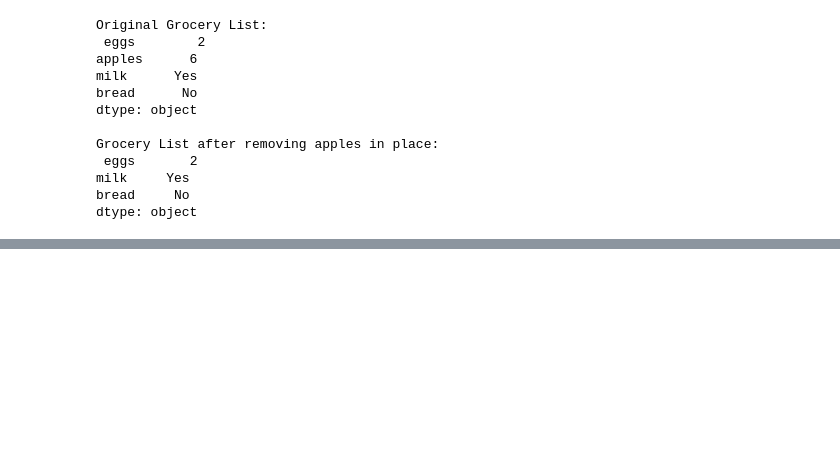
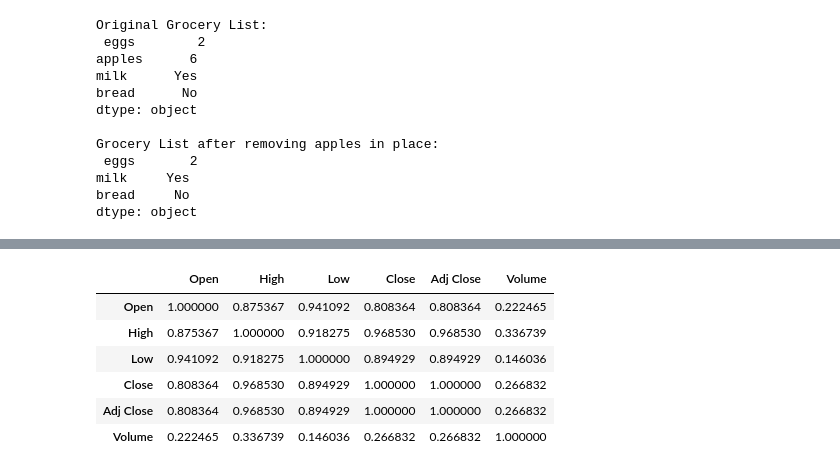
Before and after one commit to AhmetTuncel/Python_LCW_Dersler, a Jupyter notebook: 6-Jupyter Notebooks, Anaconda, Numpy, Pandas.ipynb, the cells around one changed output, grey strips where cells are left out. Cells and saved outputs as stored; diff of their text form; code cells hidden in the pictures; blank space fills up the shorter version.

```diff
--- a/6-Jupyter Notebooks, Anaconda, Numpy, Pandas.ipynb
+++ b/6-Jupyter Notebooks, Anaconda, Numpy, Pandas.ipynb
@@ -1189,0 +2422,11 @@ dtype: object
+# %%
+# We display the correlation between columns
+Google_stock.corr()
+# %% [output]
+|  | Open | High | Low | Close | Adj Close | Volume |
+| Open | 1.000000 | 0.875367 | 0.941092 | 0.808364 | 0.808364 | 0.222465 |
+| High | 0.875367 | 1.000000 | 0.918275 | 0.968530 | 0.968530 | 0.336739 |
+| Low | 0.941092 | 0.918275 | 1.000000 | 0.894929 | 0.894929 | 0.146036 |
+| Close | 0.808364 | 0.968530 | 0.894929 | 1.000000 | 1.000000 | 0.266832 |
+| Adj Close | 0.808364 | 0.968530 | 0.894929 | 1.000000 | 1.000000 | 0.266832 |
+| Volume | 0.222465 | 0.336739 | 0.146036 | 0.266832 | 0.266832 | 1.000000 |
```
Also changed, not shown: parts of 116 cells of this notebook, 2 other files.
